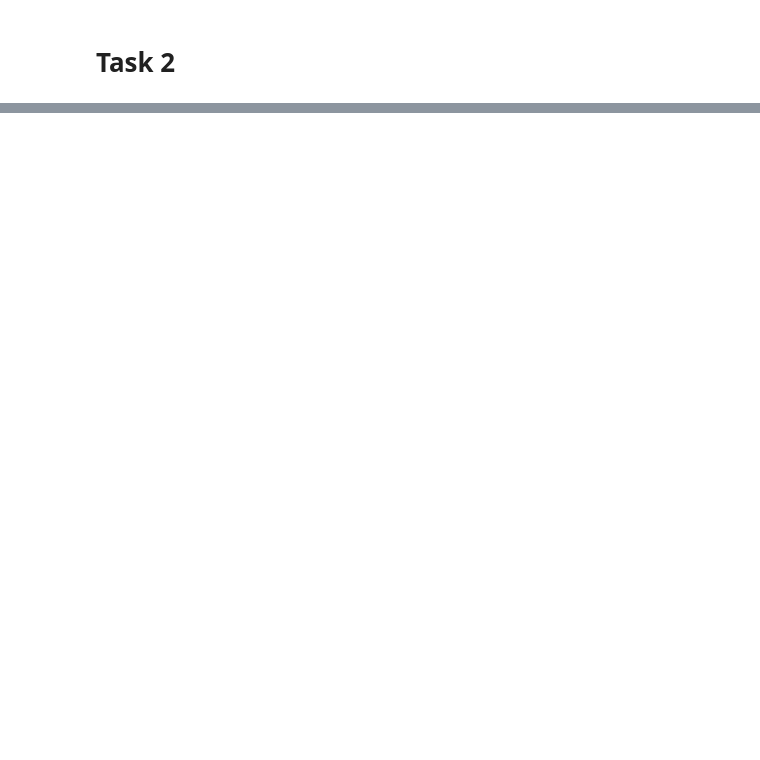
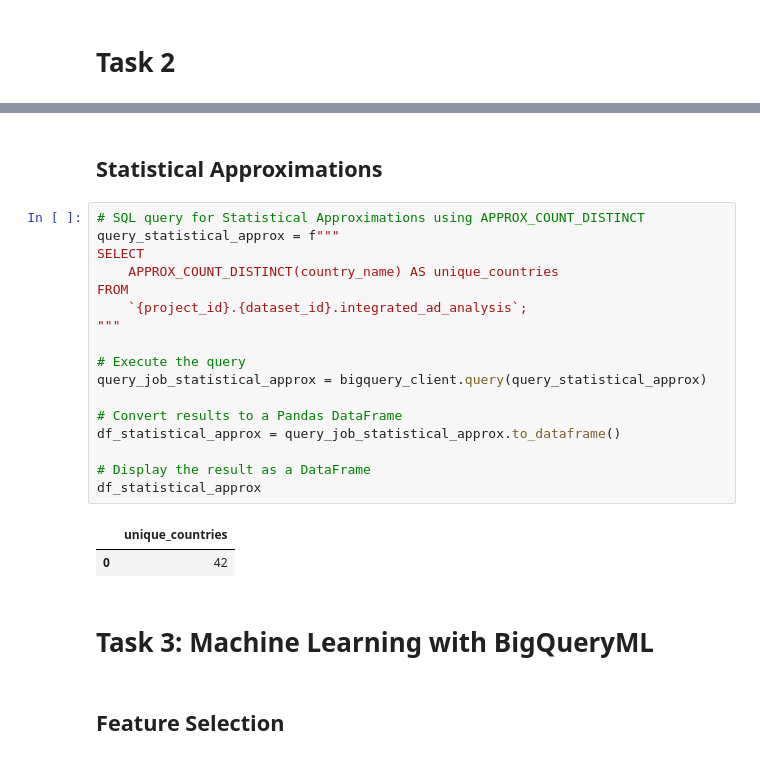
Before and after one commit to Mattis3858/datamodel_midterm_exam, a Jupyter notebook: midterm_exam.ipynb, the cells around one changed output, grey strips where cells are left out. Cells and saved outputs as stored; diff of their text form; blank space fills up the shorter version.

Commit message:
Finished all tasks, waiting for improving

```diff
--- a/midterm_exam.ipynb
+++ b/midterm_exam.ipynb
@@ -175,0 +348,26 @@ print("integrated_query completed.")
+# %% [markdown]
+## Statistical Approximations
+# %%
+# SQL query for Statistical Approximations using APPROX_COUNT_DISTINCT
+query_statistical_approx = f"""
+SELECT
+    APPROX_COUNT_DISTINCT(country_name) AS unique_countries
+FROM
+    `{project_id}.{dataset_id}.integrated_ad_analysis`;
+"""
+
+# Execute the query
+query_job_statistical_approx = bigquery_client.query(query_statistical_approx)
+
+# Convert results to a Pandas DataFrame
+df_statistical_approx = query_job_statistical_approx.to_dataframe()
+
+# Display the result as a DataFrame
+df_statistical_approx
+# %% [output]
+|  | unique_countries |
+| 0 | 42 |
+# %% [markdown]
+# Task 3: Machine Learning with BigQueryML
+# %% [markdown]
+## Feature Selection
```
Also changed, not shown: parts of 17 cells of this notebook.
